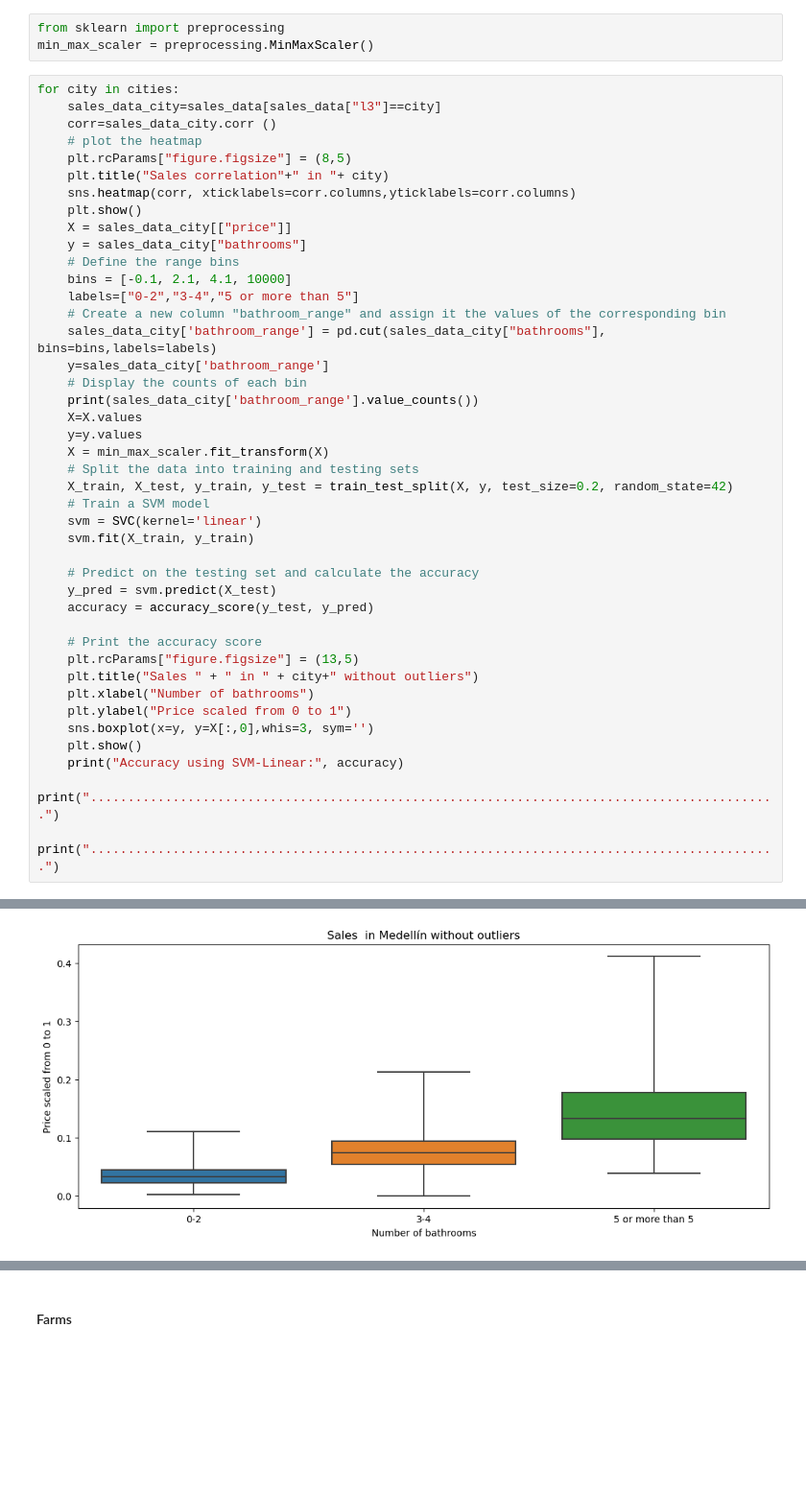
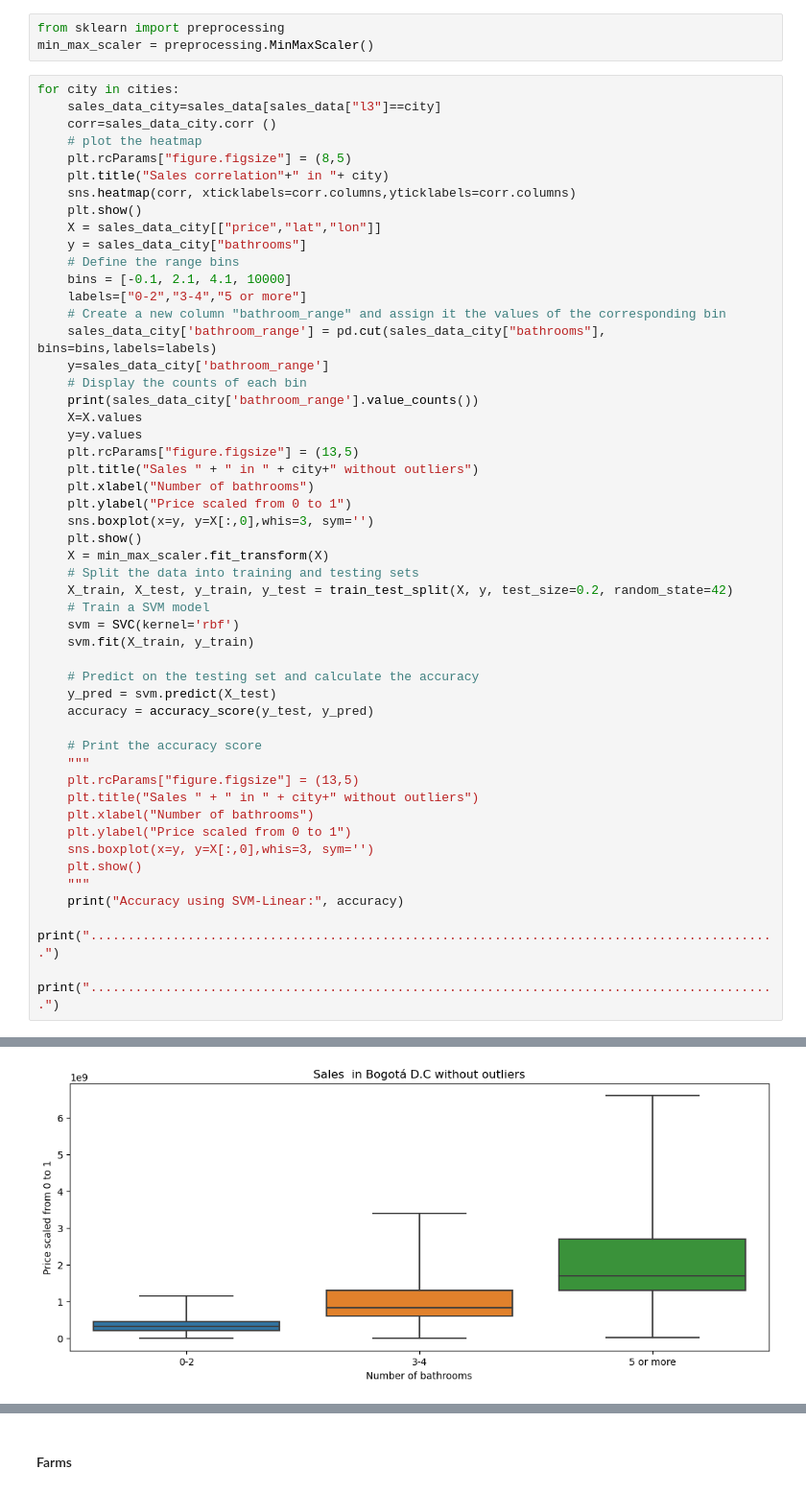
Before and after one commit to afrincon2/visualization, a Jupyter notebook: Prices.ipynb, the cells around one changed output, grey strips where cells are left out. Shown at 96% size. Drawn from its saved outputs; the diff is of its cells as text; blank space fills up the shorter version.

```diff
--- a/Prices.ipynb
+++ b/Prices.ipynb
@@ -196,11 +196,11 @@ for city in cities:
     plt.title("Sales correlation"+" in "+ city)
     sns.heatmap(corr, xticklabels=corr.columns,yticklabels=corr.columns)
     plt.show()
-    X = sales_data_city[["price"]]
+    X = sales_data_city[["price","lat","lon"]]
     y = sales_data_city["bathrooms"]
     # Define the range bins
     bins = [-0.1, 2.1, 4.1, 10000]
-    labels=["0-2","3-4","5 or more than 5"]
+    labels=["0-2","3-4","5 or more"]
     # Create a new column "bathroom_range" and assign it the values of the corresponding bin
     sales_data_city['bathroom_range'] = pd.cut(sales_data_city["bathrooms"], bins=bins,labels=labels)
     y=sales_data_city['bathroom_range']
@@ -208,11 +208,17 @@ for city in cities:
     print(sales_data_city['bathroom_range'].value_counts())
     X=X.values
     y=y.values
+    plt.rcParams["figure.figsize"] = (13,5)
+    plt.title("Sales " + " in " + city+" without outliers")
+    plt.xlabel("Number of bathrooms")
+    plt.ylabel("Price scaled from 0 to 1")
+    sns.boxplot(x=y, y=X[:,0],whis=3, sym='')
+    plt.show()
     X = min_max_scaler.fit_transform(X)
     # Split the data into training and testing sets
     X_train, X_test, y_train, y_test = train_test_split(X, y, test_size=0.2, random_state=42)
     # Train a SVM model
-    svm = SVC(kernel='linear')
+    svm = SVC(kernel='rbf')
     svm.fit(X_train, y_train)
 
     # Predict on the testing set and calculate the accuracy
@@ -220,12 +226,14 @@ for city in cities:
     accuracy = accuracy_score(y_test, y_pred)
 
     # Print the accuracy score
+    """
     plt.rcParams["figure.figsize"] = (13,5)
     plt.title("Sales " + " in " + city+" without outliers")
     plt.xlabel("Number of bathrooms")
     plt.ylabel("Price scaled from 0 to 1")
     sns.boxplot(x=y, y=X[:,0],whis=3, sym='')
     plt.show()
+    """
     print("Accuracy using SVM-Linear:", accuracy)
     print("............................................................................................")
     print("............................................................................................")
@@ -243 +251 @@ Name: bathroom_range, dtype: int64
-[figure, old version]
+[figure, new version]
```
Also changed, not shown: parts of 9 cells of this notebook, 1 other file.
